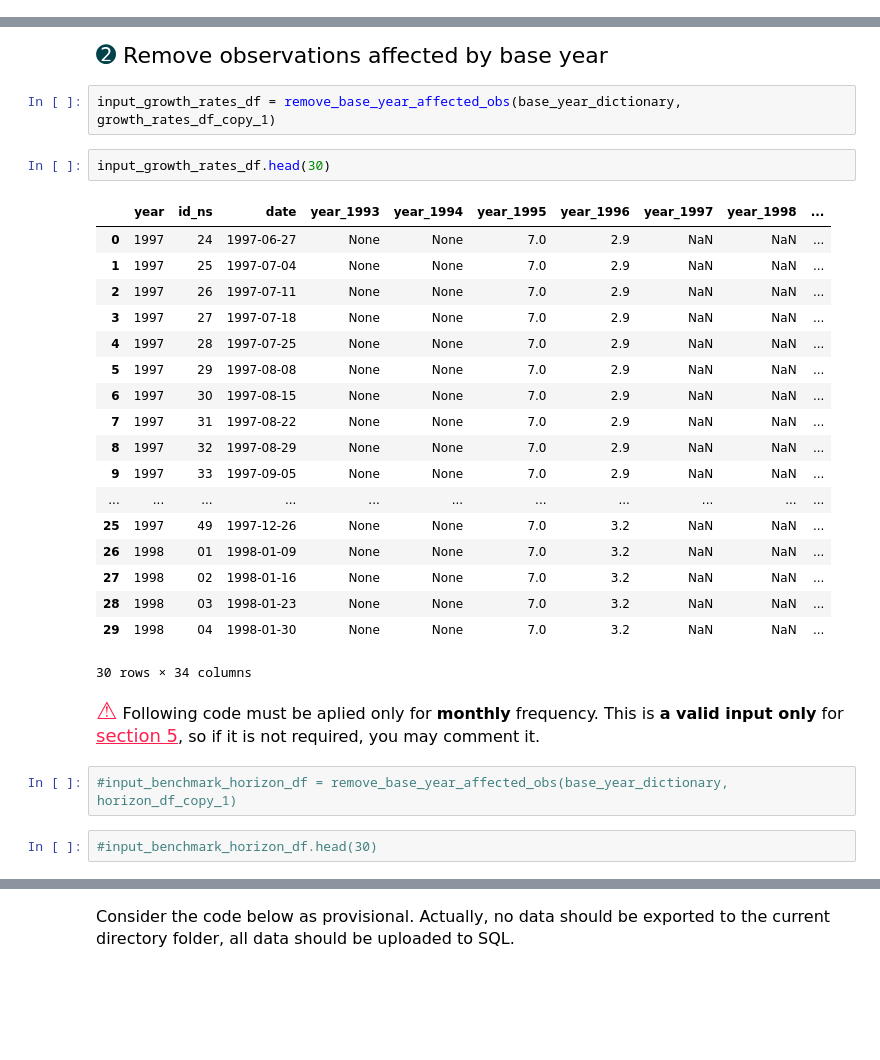
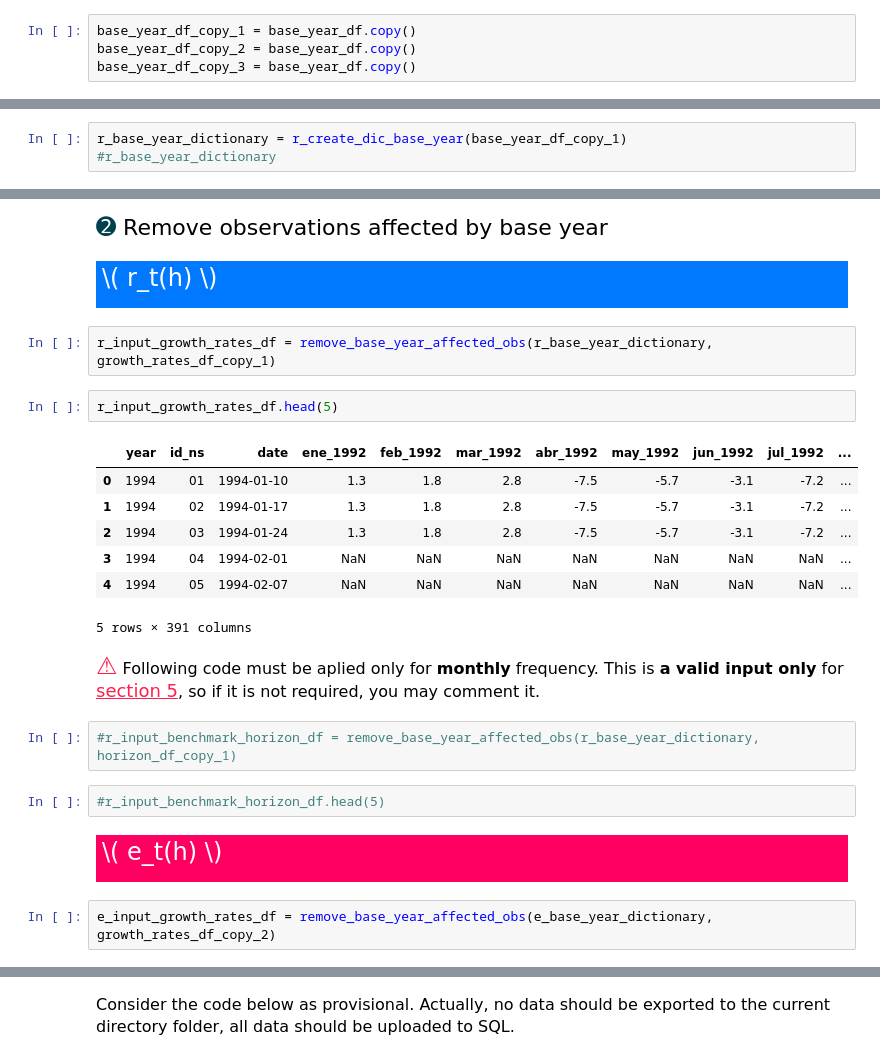
Before and after one commit to JasonCruz18/peru_gdp_revisions, a Jupyter notebook: gdp_revisions_datasets/gdp_revisions_datasets.ipynb, the cells around one changed output, grey strips where cells are left out. Saved outputs shown, nothing was run; the diff lists cells and outputs as text; blank space fills up the shorter version.

Commit message:
Added functions create_dic_base_year for r, z and e

```diff
--- a/gdp_revisions_datasets/gdp_revisions_datasets.ipynb
+++ b/gdp_revisions_datasets/gdp_revisions_datasets.ipynb
@@ -633,0 +648,4 @@ base_year_df.head(10)
+# %%
+base_year_df_copy_1 = base_year_df.copy()
+base_year_df_copy_2 = base_year_df.copy()
+base_year_df_copy_3 = base_year_df.copy()
@@ -675,0 +718,3 @@ base_year_df.head(10)
+# %%
+r_base_year_dictionary = r_create_dic_base_year(base_year_df_copy_1)
+#r_base_year_dictionary
@@ -703,29 +744,24 @@ base_year_dictionary
 <div style="text-align: left; font-family: 'PT Serif Pro Book'; font-size:22px">
     <span style="font-size: 24px; color: rgb(0, 65, 75)">&#10123;</span> <span>Remove observations affected by base year</span>
   </div>
+# %% [markdown]
+<div style="background-color: #0079FF; padding: 6px; line-height: 1.5; font-family: 'PT Serif Pro Book';">
+    <p style="text-align: left; color: #FFFFFF; font-size: 24px; margin: 10;">
+        \( r_t(h) \)
+    </p>
+</div>
 # %%
-input_growth_rates_df = remove_base_year_affected_obs(base_year_dictionary, growth_rates_df_copy_1)
+r_input_growth_rates_df = remove_base_year_affected_obs(r_base_year_dictionary, growth_rates_df_copy_1)
 # %%
-input_growth_rates_df.head(30)
+r_input_growth_rates_df.head(5)
 # %% [output]
-|  | year | id_ns | date | year_1993 | year_1994 | year_1995 | year_1996 | year_1997 | year_1998 | ... |
-| 0 | 1997 | 24 | 1997-06-27 | None | None | 7.0 | 2.9 | NaN | NaN | ... |
-| 1 | 1997 | 25 | 1997-07-04 | None | None | 7.0 | 2.9 | NaN | NaN | ... |
-| 2 | 1997 | 26 | 1997-07-11 | None | None | 7.0 | 2.9 | NaN | NaN | ... |
-| 3 | 1997 | 27 | 1997-07-18 | None | None | 7.0 | 2.9 | NaN | NaN | ... |
-| 4 | 1997 | 28 | 1997-07-25 | None | None | 7.0 | 2.9 | NaN | NaN | ... |
-| 5 | 1997 | 29 | 1997-08-08 | None | None | 7.0 | 2.9 | NaN | NaN | ... |
-| 6 | 1997 | 30 | 1997-08-15 | None | None | 7.0 | 2.9 | NaN | NaN | ... |
-| 7 | 1997 | 31 | 1997-08-22 | None | None | 7.0 | 2.9 | NaN | NaN | ... |
-| 8 | 1997 | 32 | 1997-08-29 | None | None | 7.0 | 2.9 | NaN | NaN | ... |
-| 9 | 1997 | 33 | 1997-09-05 | None | None | 7.0 | 2.9 | NaN | NaN | ... |
-| ... | ... | ... | ... | ... | ... | ... | ... | ... | ... | ... |
-| 25 | 1997 | 49 | 1997-12-26 | None | None | 7.0 | 3.2 | NaN | NaN | ... |
-| 26 | 1998 | 01 | 1998-01-09 | None | None | 7.0 | 3.2 | NaN | NaN | ... |
-| 27 | 1998 | 02 | 1998-01-16 | None | None | 7.0 | 3.2 | NaN | NaN | ... |
-| 28 | 1998 | 03 | 1998-01-23 | None | None | 7.0 | 3.2 | NaN | NaN | ... |
-| 29 | 1998 | 04 | 1998-01-30 | None | None | 7.0 | 3.2 | NaN | NaN | ... |
+|  | year | id_ns | date | ene_1992 | feb_1992 | mar_1992 | abr_1992 | may_1992 | jun_1992 | jul_1992 | ... |
+| 0 | 1994 | 01 | 1994-01-10 | 1.3 | 1.8 | 2.8 | -7.5 | -5.7 | -3.1 | -7.2 | ... |
+| 1 | 1994 | 02 | 1994-01-17 | 1.3 | 1.8 | 2.8 | -7.5 | -5.7 | -3.1 | -7.2 | ... |
+| 2 | 1994 | 03 | 1994-01-24 | 1.3 | 1.8 | 2.8 | -7.5 | -5.7 | -3.1 | -7.2 | ... |
+| 3 | 1994 | 04 | 1994-02-01 | NaN | NaN | NaN | NaN | NaN | NaN | NaN | ... |
+| 4 | 1994 | 05 | 1994-02-07 | NaN | NaN | NaN | NaN | NaN | NaN | NaN | ... |
-30 rows × 34 columns
+5 rows × 391 columns
 # %% [markdown]
 <div style="text-align: left; font-family: 'PT Serif Pro Book'; color: dark; font-size:16px">
     <span style="font-size: 24px; color: rgb(255, 32, 78); font-weight: bold;">&#9888;</span>
@@ -733,6 +769,14 @@ input_growth_rates_df.head(30)
         section 5</a>, so if it is not required, you may comment it.
     <div/>
 # %%
-#input_benchmark_horizon_df = remove_base_year_affected_obs(base_year_dictionary, horizon_df_copy_1)
+#r_input_benchmark_horizon_df = remove_base_year_affected_obs(r_base_year_dictionary, horizon_df_copy_1)
 # %%
-#input_benchmark_horizon_df.head(30)
+#r_input_benchmark_horizon_df.head(5)
+# %% [markdown]
+<div style="background-color: #FF0060; padding: 6px; line-height: 1.5; font-family: 'PT Serif Pro Book';">
+    <p style="text-align: left; color: #FFFFFF; font-size: 24px; margin: 10;">
+        \( e_t(h) \)
+    </p>
+</div>
+# %%
+e_input_growth_rates_df = remove_base_year_affected_obs(e_base_year_dictionary, growth_rates_df_copy_2)
```
Also changed, not shown: parts of 57 cells of this notebook, 1 other file.
